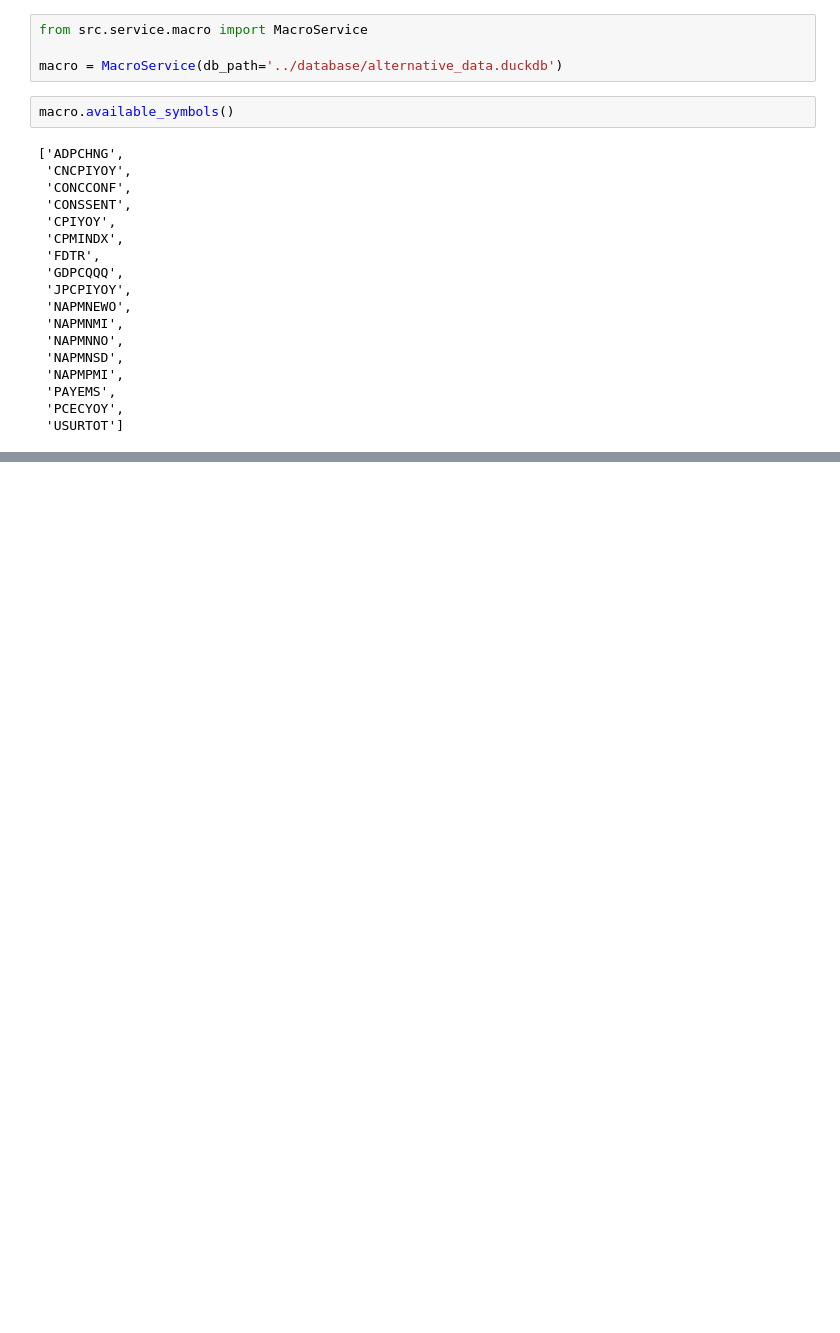
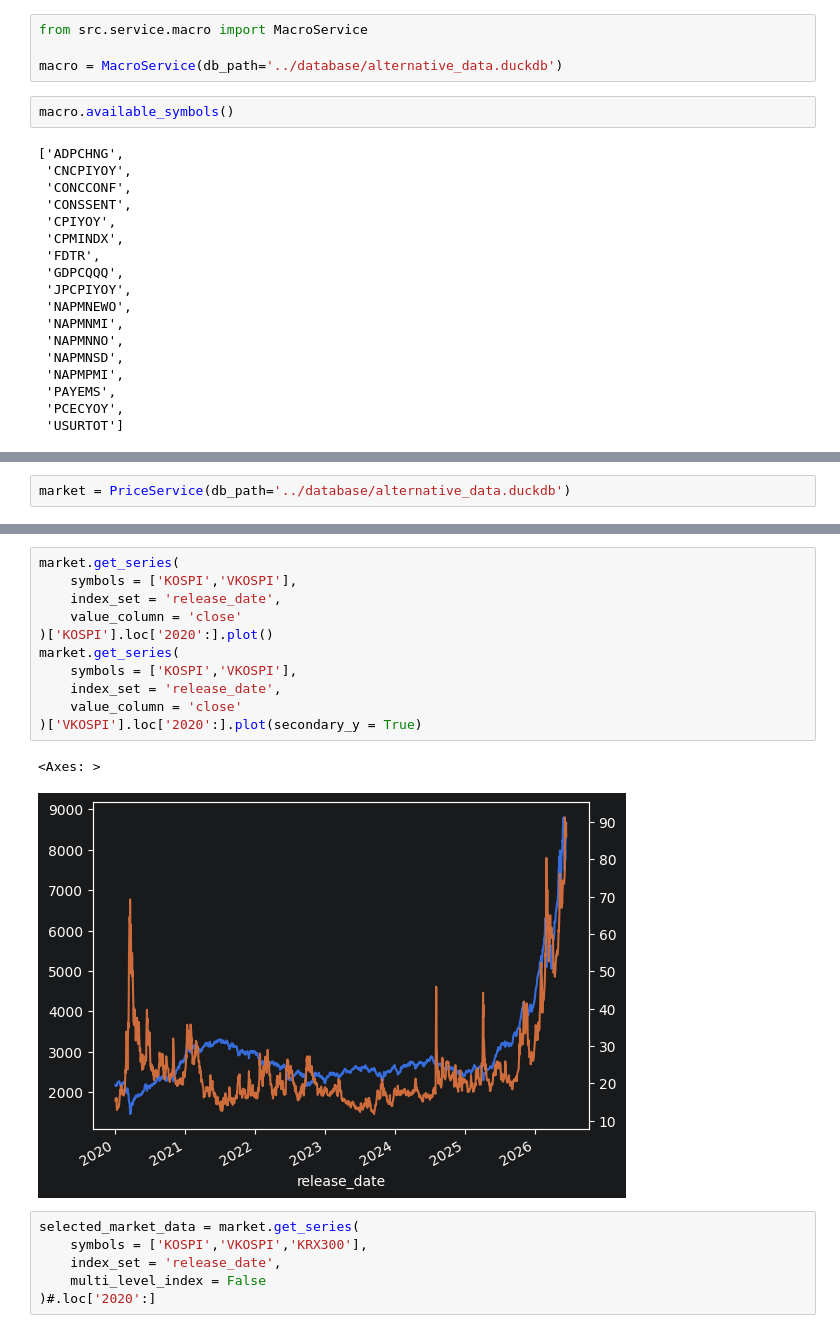
Before and after one commit to Tommylee1013/FinancialData, a Jupyter notebook: Notes/data_valid.ipynb, the cells around one changed output, grey strips where cells are left out. Saved outputs shown, nothing was run; the diff lists cells and outputs as text; blank space fills up the shorter version.

```diff
--- a/Notes/data_valid.ipynb
+++ b/Notes/data_valid.ipynb
@@ -402,0 +411,2 @@ plt.show()
+# %%
+market = PriceService(db_path='../database/alternative_data.duckdb')
@@ -402,0 +429,20 @@ plt.show()
+# %%
+market.get_series(
+    symbols = ['KOSPI','VKOSPI'],
+    index_set = 'release_date',
+    value_column = 'close'
+)['KOSPI'].loc['2020':].plot()
+market.get_series(
+    symbols = ['KOSPI','VKOSPI'],
+    index_set = 'release_date',
+    value_column = 'close'
+)['VKOSPI'].loc['2020':].plot(secondary_y = True)
+# %% [output]
+<Axes: >
+[figure, added]
+# %%
+selected_market_data = market.get_series(
+    symbols = ['KOSPI','VKOSPI','KRX300'],
+    index_set = 'release_date',
+    multi_level_index = False
+)#.loc['2020':]
```
Also changed, not shown: parts of 14 cells of this notebook, 55 other files.
